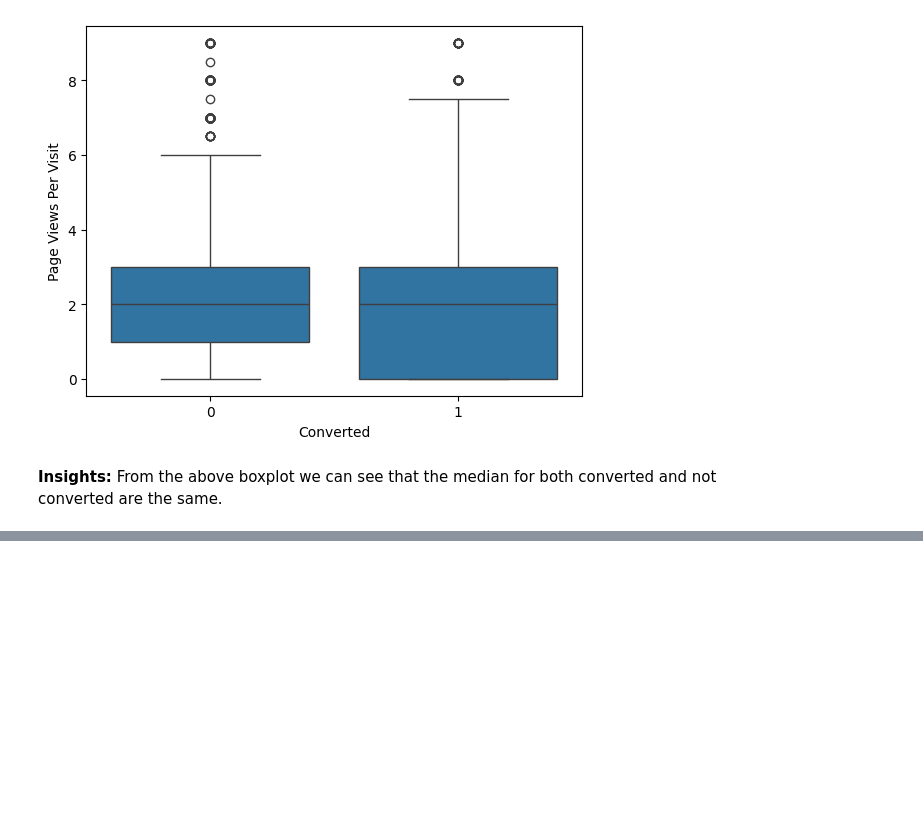
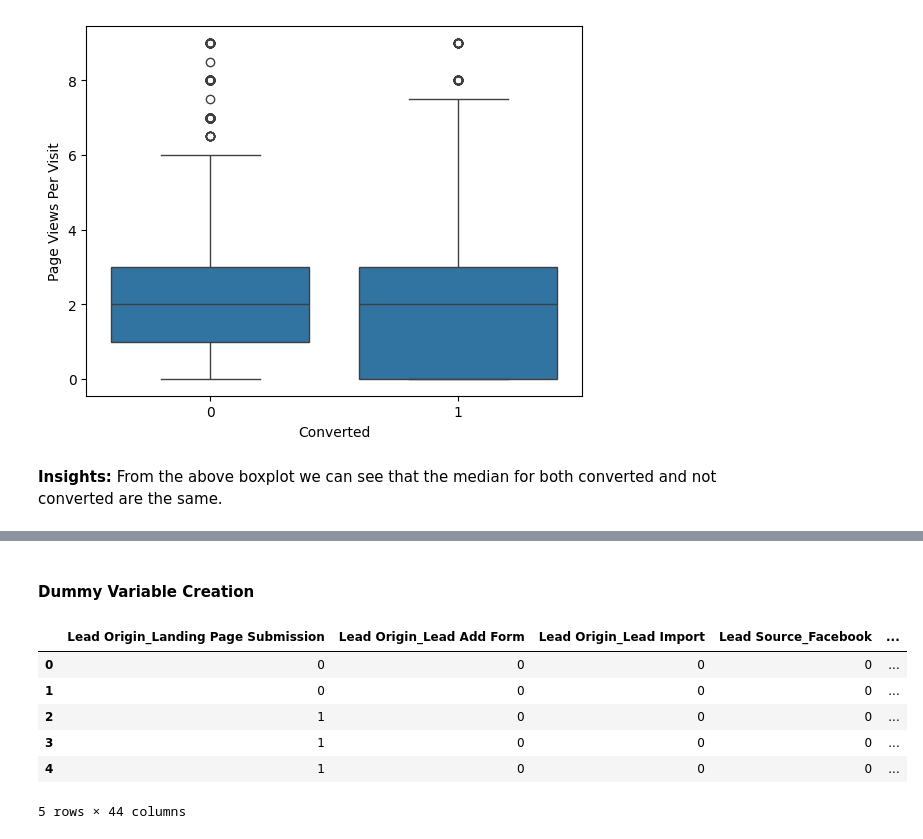
Before and after one commit to AkankshaDwivedi/lead-scoring-assignment, a Jupyter notebook: Lead_Scoring_Assignment_Akanksha.ipynb, the cells around one changed output, grey strips where cells are left out. Cells and saved outputs as stored; diff of their text form; code cells hidden in the pictures; blank space fills up the shorter version.

```diff
--- a/Lead_Scoring_Assignment_Akanksha.ipynb
+++ b/Lead_Scoring_Assignment_Akanksha.ipynb
@@ -1233,0 +1276,16 @@ From the above boxplot we can see that the median for both converted and not con
+# %% [markdown]
+#### Dummy Variable Creation
+# %%
+# Let's create dummy variables for categorical columns and drop the
+# first column for each category using drop_first=True
+
+dummy = pd.get_dummies(lead_df[cat_cols], drop_first=True, dtype='int')
+dummy.head()
+# %% [output]
+|  | Lead Origin_Landing Page Submission | Lead Origin_Lead Add Form | Lead Origin_Lead Import | Lead Source_Facebook | ... |
+| 0 | 0 | 0 | 0 | 0 | ... |
+| 1 | 0 | 0 | 0 | 0 | ... |
+| 2 | 1 | 0 | 0 | 0 | ... |
+| 3 | 1 | 0 | 0 | 0 | ... |
+| 4 | 1 | 0 | 0 | 0 | ... |
+5 rows × 44 columns
```
Also changed, not shown: parts of 27 cells of this notebook.
